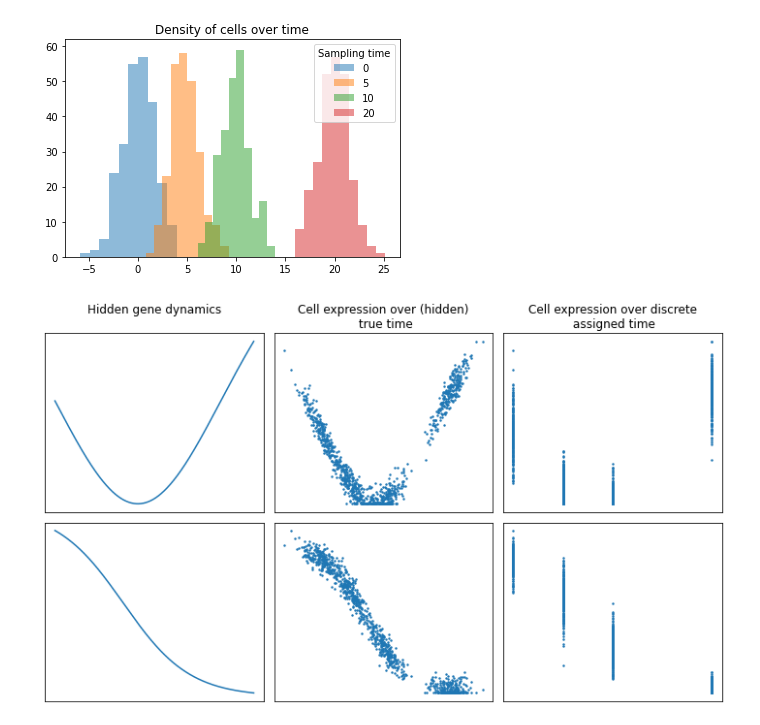
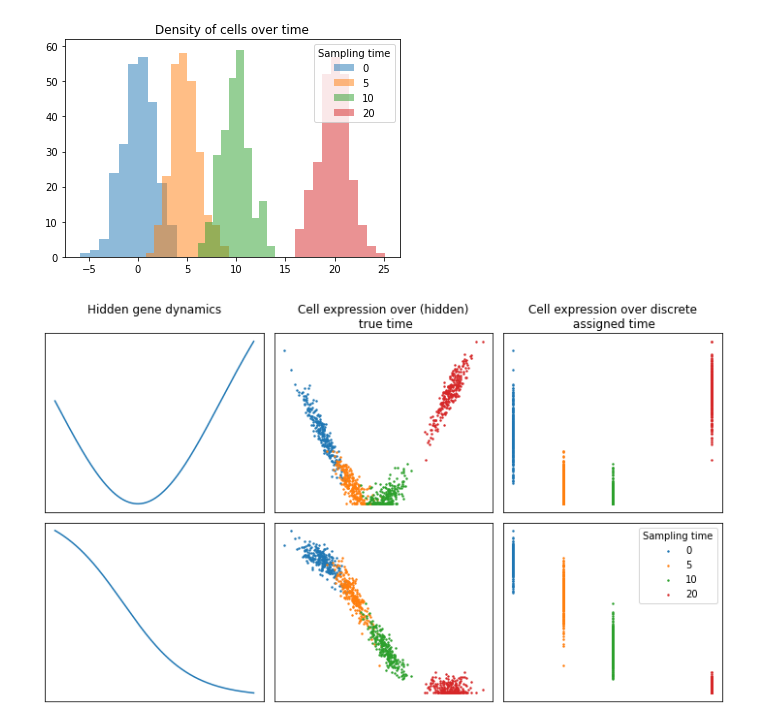
Before and after one commit to bjbouman/time_series_analysis, a Jupyter notebook: code/8.1.simulation_time_series.ipynb, the cells around one changed output. Cells and saved outputs as stored; diff of their text form; code cells hidden in the pictures.

```diff
--- a/code/8.1.simulation_time_series.ipynb
+++ b/code/8.1.simulation_time_series.ipynb
@@ -111,31 +111,35 @@ np.savetxt("t_discrete_time.csv", out_time, delimiter=",",fmt='%1.1f')
 # %%
 # let's have a look at 2 genes
 
 # hidden dynamics
 t = np.linspace(0,20,n_cells)
 linear_X = noise_and_scale(simulate_linear_genes(t), 0)
 complex_X = noise_and_scale(simulate_complex_genes(t), 0)
 
 f, axs = plt.subplots(2, 3, figsize=(10, 6))
 
 idx = 11 # complex gene idx
 axs[0,0].plot(t, complex_X[:,idx-10])
+for i in np.unique(assigned_time):
+    axs[0,1].scatter(time[assigned_time==i], X[:,idx][assigned_time==i], s=2)
+    axs[0,2].scatter(assigned_time[assigned_time==i], X[:,idx][assigned_time==i], s=2)
 axs[0,0].set_title("Hidden gene dynamics\n")
-axs[0,1].scatter(time, X[:,idx], s=2)
 axs[0,1].set_title("Cell expression over (hidden)\n true time")
-axs[0,2].scatter(assigned_time, X[:,idx], s=2)
 axs[0,2].set_title("Cell expression over discrete\n assigned time")
 
 idx = 1 # simple gene idx
 axs[1,0].plot(t, linear_X[:,idx])
-axs[1,1].scatter(time, X[:,idx], s=2)
-axs[1,2].scatter(assigned_time, X[:,idx], s=2)
+for i in np.unique(assigned_time):
+    axs[1,1].scatter(time[assigned_time==i], X[:,idx][assigned_time==i], s=2)
+    axs[1,2].scatter(assigned_time[assigned_time==i], X[:,idx][assigned_time==i], s=2,
+                     label=i)
 
 for ax in axs.flatten():
     ax.set_xticks([])
     ax.set_yticks([])
 
+plt.legend(title="Sampling time", loc='upper right')
 plt.tight_layout()
 plt.show()
 # %% [output]
-[figure, old version]
+[figure, new version]
```
